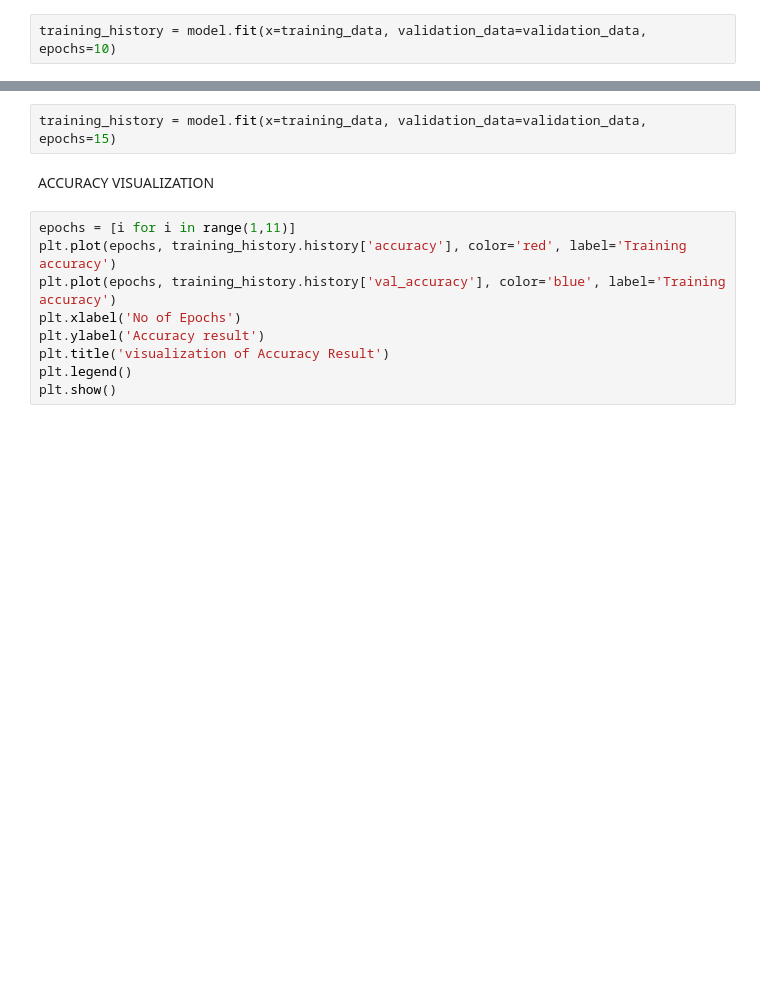
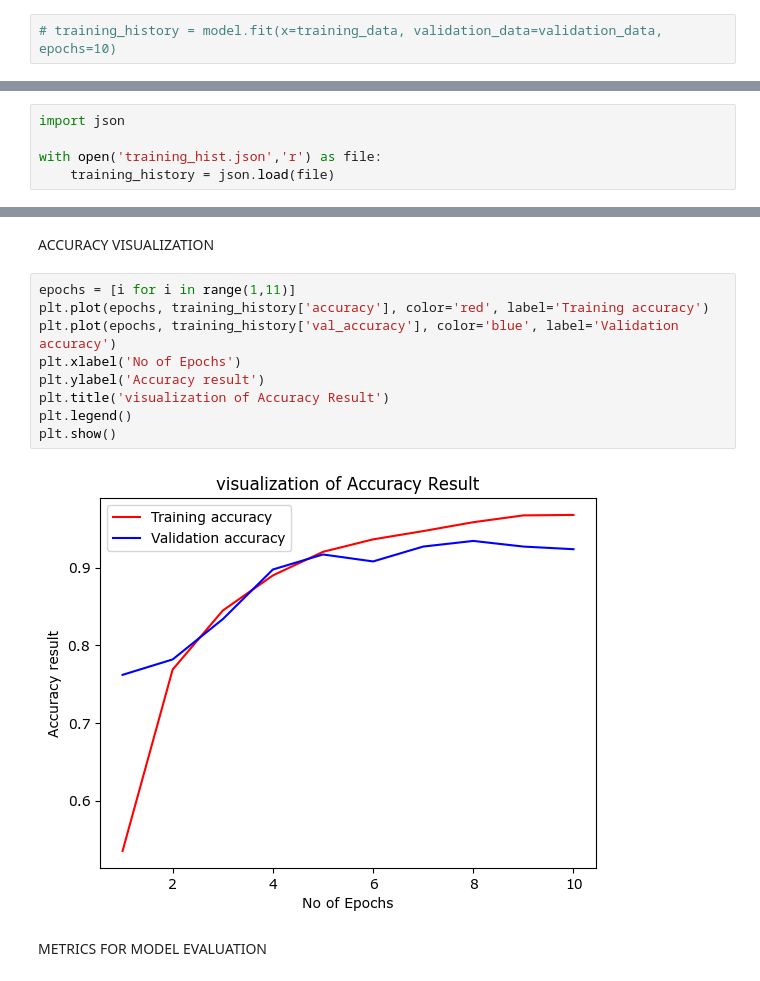
Before and after one commit to Onafowokan-Testament/zen-core-OD-system, a Jupyter notebook: main.ipynb, the cells around one changed output, grey strips where cells are left out. Cells and saved outputs as stored; diff of their text form; blank space fills up the shorter version.

Commit message:
model evaluation

```diff
--- a/main.ipynb
+++ b/main.ipynb
@@ -116,4 +94,4 @@ Trainable params: 7808239 (29.79 MB)
 Non-trainable params: 0 (0.00 Byte)
 _________________________________________________________________
 # %%
-training_history = model.fit(x=training_data, validation_data=validation_data, epochs=10)
+# training_history = model.fit(x=training_data, validation_data=validation_data, epochs=10)
@@ -135,3 +107,8 @@ model.save("trained_model.keras")
 import json
 with open('training_hist.json', 'w') as f:
     json.dump(training_history.history, f)
+# %%
+import json
+
+with open('training_hist.json','r') as file:
+    training_history = json.load(file)
@@ -146,13 +158,15 @@ val_loss, val_acc = model.evaluate(validation_data)
-# %%
-training_history = model.fit(x=training_data, validation_data=validation_data, epochs=15)
 # %% [markdown]
 ACCURACY VISUALIZATION
 # %%
 epochs = [i for i in range(1,11)]
-plt.plot(epochs, training_history.history['accuracy'], color='red', label='Training accuracy')
-plt.plot(epochs, training_history.history['val_accuracy'], color='blue', label='Training accuracy')
+plt.plot(epochs, training_history['accuracy'], color='red', label='Training accuracy')
+plt.plot(epochs, training_history['val_accuracy'], color='blue', label='Validation accuracy')
 plt.xlabel('No of Epochs')
 plt.ylabel('Accuracy result')
 plt.title('visualization of Accuracy Result')
 plt.legend()
 plt.show()
+# %% [output]
+[figure, added]
+# %% [markdown]
+METRICS FOR MODEL EVALUATION
```
Also changed, not shown: parts of 22 cells of this notebook, 4 other files.
